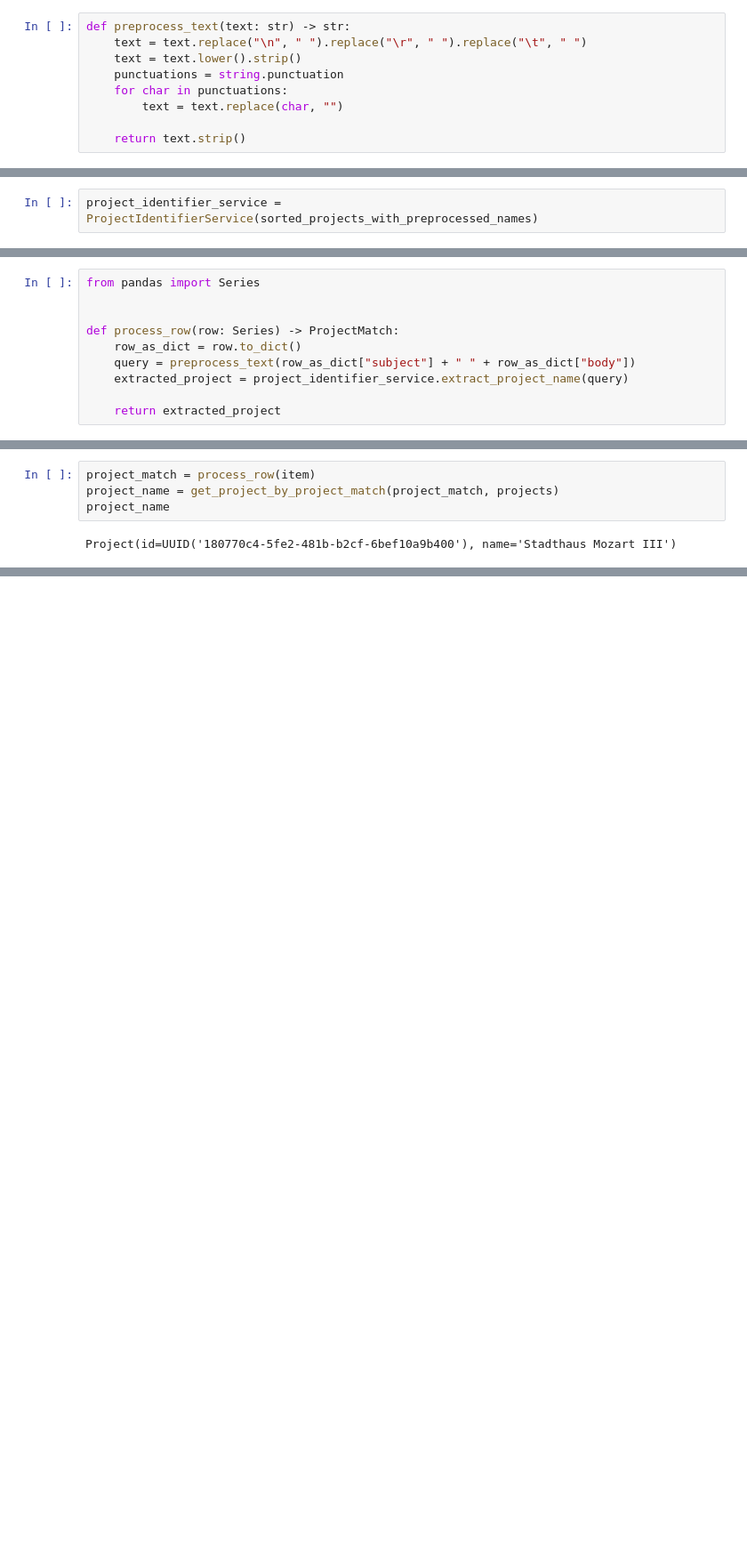
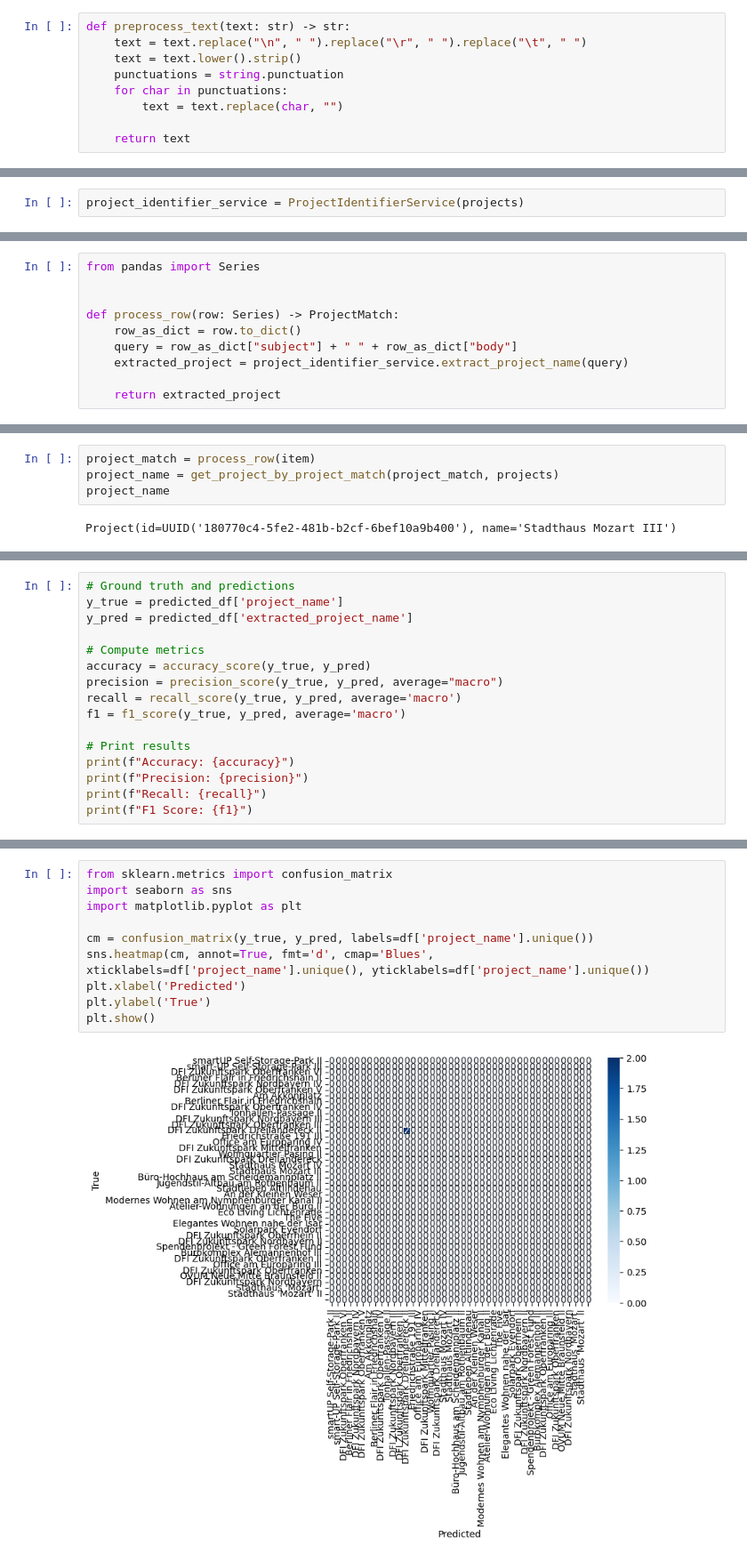
Before and after one commit to ArkadiyShuvaev/llm-zoomcamp-smart-mail, a Jupyter notebook: notebook/project_name_extractor_evaluation/04_similarity_and_exact_matching.ipynb, the cells around one changed output, grey strips where cells are left out. Shown at 89% size. Drawn from its saved outputs; the diff is of its cells as text; blank space fills up the shorter version.

```diff
--- a/notebook/project_name_extractor_evaluation/04_similarity_and_exact_matching.ipynb
+++ b/notebook/project_name_extractor_evaluation/04_similarity_and_exact_matching.ipynb
@@ -63,7 +108,7 @@ def preprocess_text(text: str) -> str:
     for char in punctuations:
         text = text.replace(char, "")
 
-    return text.strip()
+    return text
 # %%
 def create_project(project: Project) -> Project:
     project_name = preprocess_text(project.name)
@@ -160,2 +226,2 @@ The function below uses the preprocessed project names and the query to find the
 # %%
-project_identifier_service = ProjectIdentifierService(sorted_projects_with_preprocessed_names)
+project_identifier_service = ProjectIdentifierService(projects)
@@ -172,7 +231,7 @@ from pandas import Series
 
 def process_row(row: Series) -> ProjectMatch:
     row_as_dict = row.to_dict()
-    query = preprocess_text(row_as_dict["subject"] + " " + row_as_dict["body"])
+    query = row_as_dict["subject"] + " " + row_as_dict["body"]
     extracted_project = project_identifier_service.extract_project_name(query)
 
     return extracted_project
@@ -229,0 +328,16 @@ different_values_df
+# %%
+# Ground truth and predictions
+y_true = predicted_df['project_name']
+y_pred = predicted_df['extracted_project_name']
+
+# Compute metrics
+accuracy = accuracy_score(y_true, y_pred)
+precision = precision_score(y_true, y_pred, average="macro")
+recall = recall_score(y_true, y_pred, average='macro')
+f1 = f1_score(y_true, y_pred, average='macro')
+
+# Print results
+print(f"Accuracy: {accuracy}")
+print(f"Precision: {precision}")
+print(f"Recall: {recall}")
+print(f"F1 Score: {f1}")
@@ -229,0 +349,12 @@ different_values_df
+# %%
+from sklearn.metrics import confusion_matrix
+import seaborn as sns
+import matplotlib.pyplot as plt
+
+cm = confusion_matrix(y_true, y_pred, labels=df['project_name'].unique())
+sns.heatmap(cm, annot=True, fmt='d', cmap='Blues', xticklabels=df['project_name'].unique(), yticklabels=df['project_name'].unique())
+plt.xlabel('Predicted')
+plt.ylabel('True')
+plt.show()
+# %% [output]
+[figure, added]
```
Also changed, not shown: parts of 43 cells of this notebook, 2 other files.
